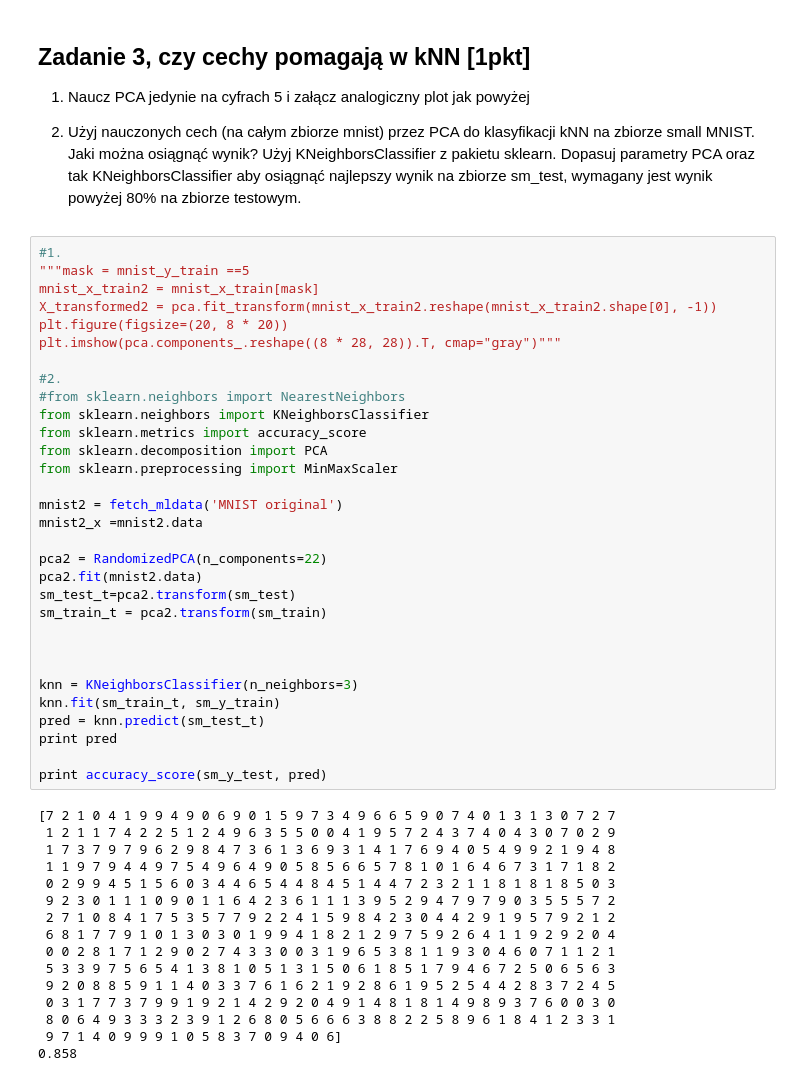
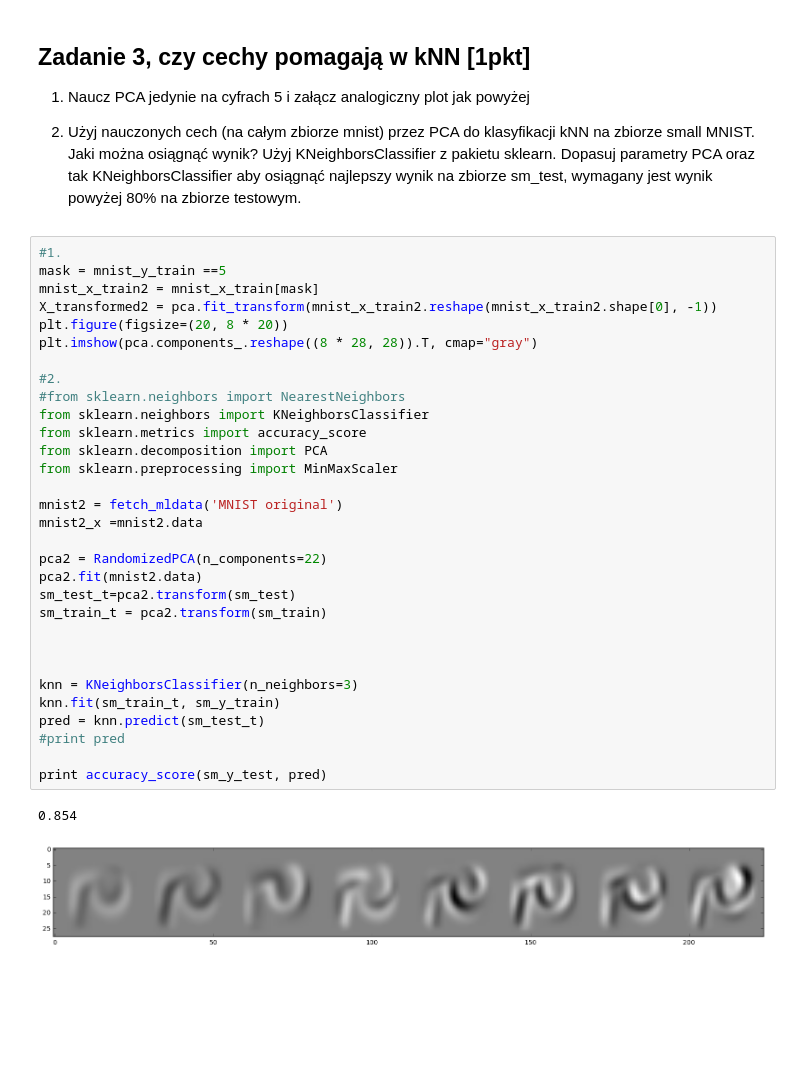
Before and after one commit to Szarad/rozwiazania_ml2017, a Jupyter notebook: L9.ipynb, the cells around one changed output. Cells and saved outputs as stored; diff of their text form; blank space fills up the shorter version.

```diff
--- a/L9.ipynb
+++ b/L9.ipynb
@@ -563,48 +614,35 @@ W przypadku twarzy PCA znajdzie bardzo ciekawy zestaw "cech", czy "wektorów baz
 2. Użyj nauczonych cech (na całym zbiorze mnist) przez PCA do klasyfikacji kNN na zbiorze small MNIST. Jaki można osiągnąć wynik? Użyj KNeighborsClassifier z pakietu sklearn. Dopasuj parametry PCA oraz tak KNeighborsClassifier aby osiągnąć najlepszy wynik na zbiorze sm_test, wymagany jest wynik powyżej 80% na zbiorze testowym.
 # %%
 #1.
-"""mask = mnist_y_train ==5
+mask = mnist_y_train ==5
 mnist_x_train2 = mnist_x_train[mask]
 X_transformed2 = pca.fit_transform(mnist_x_train2.reshape(mnist_x_train2.shape[0], -1))
 plt.figure(figsize=(20, 8 * 20))
-plt.imshow(pca.components_.reshape((8 * 28, 28)).T, cmap="gray")"""
+plt.imshow(pca.components_.reshape((8 * 28, 28)).T, cmap="gray")
 
 #2.
 #from sklearn.neighbors import NearestNeighbors
 from sklearn.neighbors import KNeighborsClassifier
 from sklearn.metrics import accuracy_score
 from sklearn.decomposition import PCA
 from sklearn.preprocessing import MinMaxScaler
 
 mnist2 = fetch_mldata('MNIST original')
 mnist2_x =mnist2.data
 
 pca2 = RandomizedPCA(n_components=22)
 pca2.fit(mnist2.data)
 sm_test_t=pca2.transform(sm_test)
 sm_train_t = pca2.transform(sm_train)
 
 
 
 knn = KNeighborsClassifier(n_neighbors=3)
 knn.fit(sm_train_t, sm_y_train)
 pred = knn.predict(sm_test_t)
-print pred
+#print pred
 
 print accuracy_score(sm_y_test, pred)
 # %% [output]
-[7 2 1 0 4 1 9 9 4 9 0 6 9 0 1 5 9 7 3 4 9 6 6 5 9 0 7 4 0 1 3 1 3 0 7 2 7
- 1 2 1 1 7 4 2 2 5 1 2 4 9 6 3 5 5 0 0 4 1 9 5 7 2 4 3 7 4 0 4 3 0 7 0 2 9
- 1 7 3 7 9 7 9 6 2 9 8 4 7 3 6 1 3 6 9 3 1 4 1 7 6 9 4 0 5 4 9 9 2 1 9 4 8
- 1 1 9 7 9 4 4 9 7 5 4 9 6 4 9 0 5 8 5 6 6 5 7 8 1 0 1 6 4 6 7 3 1 7 1 8 2
- 0 2 9 9 4 5 1 5 6 0 3 4 4 6 5 4 4 8 4 5 1 4 4 7 2 3 2 1 1 8 1 8 1 8 5 0 3
- 9 2 3 0 1 1 1 0 9 0 1 1 6 4 2 3 6 1 1 1 3 9 5 2 9 4 7 9 7 9 0 3 5 5 5 7 2
- 2 7 1 0 8 4 1 7 5 3 5 7 7 9 2 2 4 1 5 9 8 4 2 3 0 4 4 2 9 1 9 5 7 9 2 1 2
- 6 8 1 7 7 9 1 0 1 3 0 3 0 1 9 9 4 1 8 2 1 2 9 7 5 9 2 6 4 1 1 9 2 9 2 0 4
- 0 0 2 8 1 7 1 2 9 0 2 7 4 3 3 0 0 3 1 9 6 5 3 8 1 1 9 3 0 4 6 0 7 1 1 2 1
- 5 3 3 9 7 5 6 5 4 1 3 8 1 0 5 1 3 1 5 0 6 1 8 5 1 7 9 4 6 7 2 5 0 6 5 6 3
- 9 2 0 8 8 5 9 1 1 4 0 3 3 7 6 1 6 2 1 9 2 8 6 1 9 5 2 5 4 4 2 8 3 7 2 4 5
- 0 3 1 7 7 3 7 9 9 1 9 2 1 4 2 9 2 0 4 9 1 4 8 1 8 1 4 9 8 9 3 7 6 0 0 3 0
- 8 0 6 4 9 3 3 3 2 3 9 1 2 6 8 0 5 6 6 6 3 8 8 2 2 5 8 9 6 1 8 4 1 2 3 3 1
- 9 7 1 4 0 9 9 9 1 0 5 8 3 7 0 9 4 0 6]
-0.858
+0.854
+[figure, added]
```
Also changed, not shown: parts of 11 cells of this notebook.
